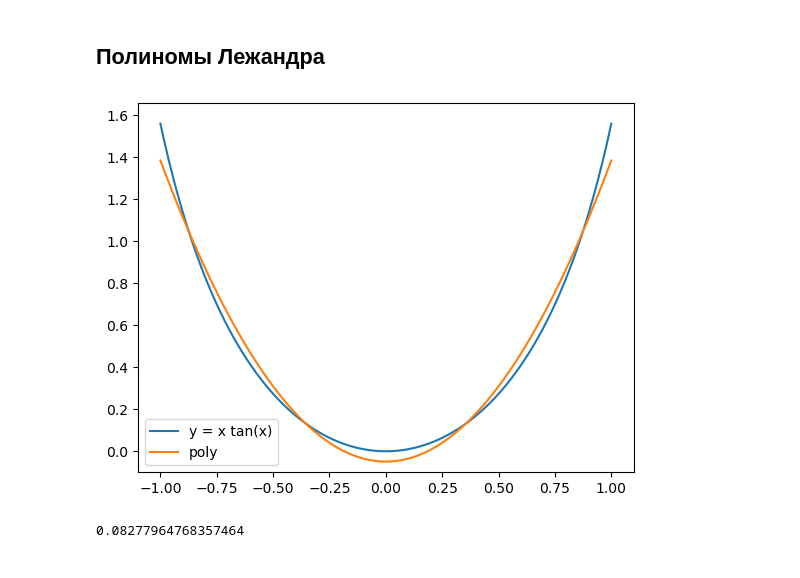
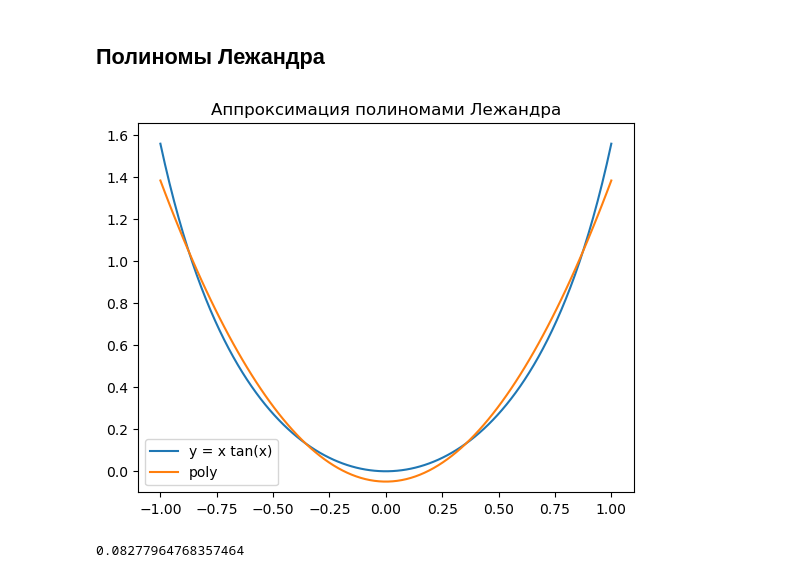
Before and after one commit to oakhmetkin/univer_proga, a Jupyter notebook: semestr4/Num_Methods_Task3.ipynb, the cells around one changed output. Cells and saved outputs as stored; diff of their text form; code cells hidden in the pictures.

```diff
--- a/semestr4/Num_Methods_Task3.ipynb
+++ b/semestr4/Num_Methods_Task3.ipynb
@@ -164,13 +165,14 @@ P_integ = get_lezh_poly(a)
 # %%
 X = np.linspace(-1, 1, 100)
 
 plt.plot(X, f(X), label='y = x tan(x)')
 plt.plot(X, P_integ(X), label='poly')
 
+plt.title('Аппроксимация полиномами Лежандра')
 plt.ylim(y_lim)
 _ = plt.legend()
 # %% [output]
-[figure, old version]
+[figure, new version]
 # %%
 quad(lambda x: abs(f(x) - P_integ(x)), -1, 1)[0]
 # %% [output]
```
Also changed, not shown: parts of 1 cell of this notebook.
